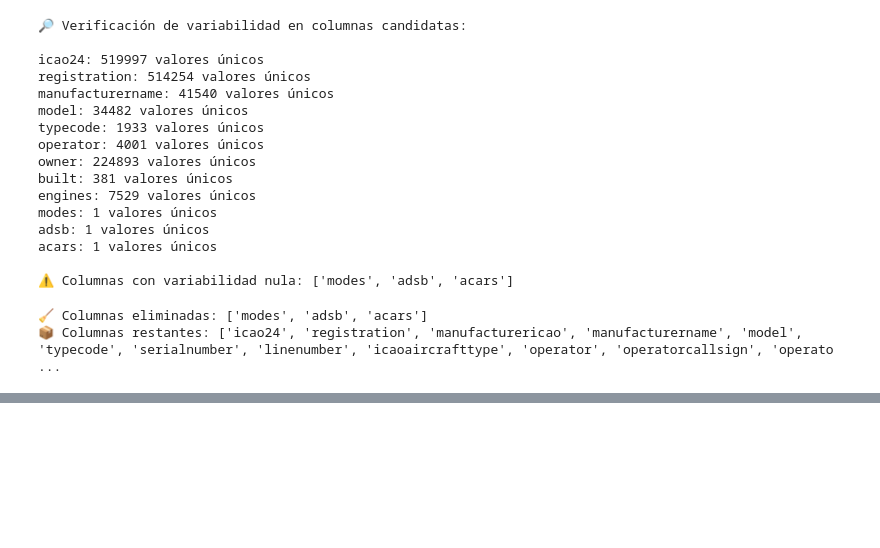
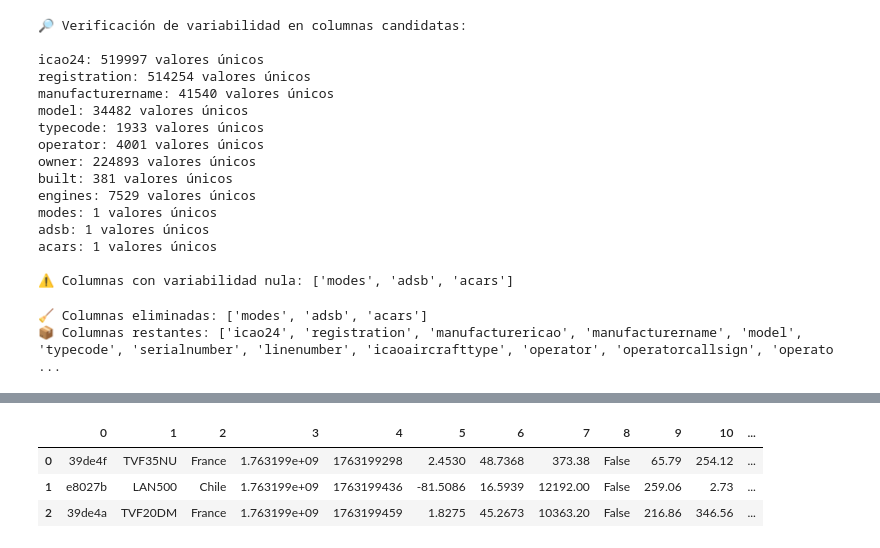
Before and after one commit to fernandezelias/ETL_OpenSky_Aviation, a Jupyter notebook: notebooks/01_opensky_etl.ipynb, the cells around one changed output, grey strips where cells are left out. Drawn from its saved outputs; the diff is of its cells as text; code cells hidden in the pictures; blank space fills up the shorter version.

```diff
--- a/notebooks/01_opensky_etl.ipynb
+++ b/notebooks/01_opensky_etl.ipynb
@@ -658,0 +678,17 @@ df_aircraft_cleaned.info()
+# %%
+# --- Lectura del snapshot más reciente desde Bronze (Delta Lake) ---
+dt_states = DeltaTable(dynamic_dir)
+# %%
+# Se convierte a Pandas para trabajar en las transformaciones
+df_states_bronze = dt_states.to_pandas()
+# %%
+# Se crea una copia para aplicar las transformaciones
+df_states_cleaned  = df_states_bronze.copy()
+# %%
+# Vista preliminar
+df_states_cleaned.head(3)
+# %% [output]
+|  | 0 | 1 | 2 | 3 | 4 | 5 | 6 | 7 | 8 | 9 | 10 | ... |
+| 0 | 39de4f | TVF35NU | France | 1.763199e+09 | 1763199298 | 2.4530 | 48.7368 | 373.38 | False | 65.79 | 254.12 | ... |
+| 1 | e8027b | LAN500 | Chile | 1.763199e+09 | 1763199436 | -81.5086 | 16.5939 | 12192.00 | False | 259.06 | 2.73 | ... |
+| 2 | 39de4a | TVF20DM | France | 1.763199e+09 | 1763199459 | 1.8275 | 45.2673 | 10363.20 | False | 216.86 | 346.56 | ... |
```
Also changed, not shown: parts of 12 cells of this notebook.
